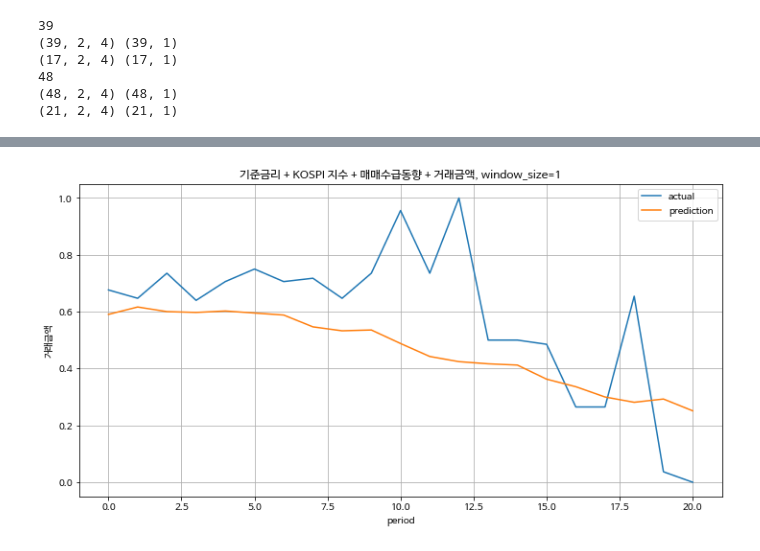
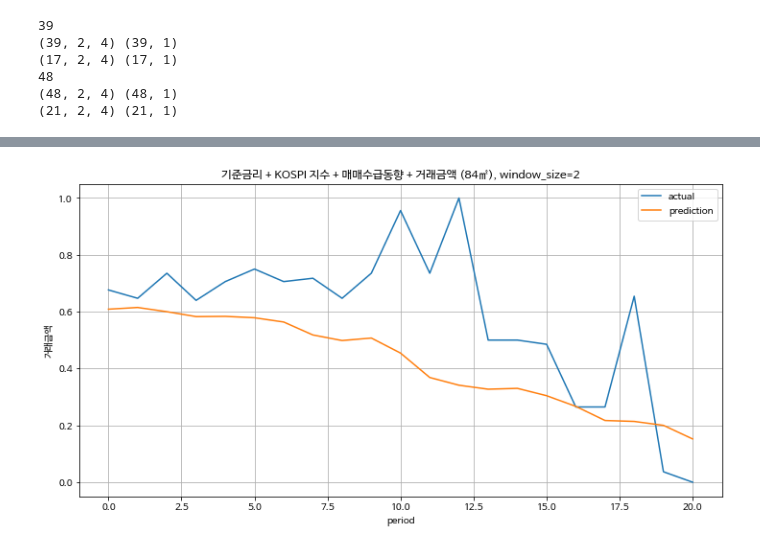
Before and after one commit to fedor44/real_estate_lstm, a Jupyter notebook: Untitled31.ipynb, the cells around one changed output, grey strips where cells are left out. Drawn from its saved outputs; the diff is of its cells as text; code cells hidden in the pictures.

```diff
--- a/Untitled31.ipynb
+++ b/Untitled31.ipynb
@@ -286,9 +268,9 @@ fc-cache: succeeded
 # %%
-# 예측 vs real 비교 시각화
+# actual vs prediction 비교 시각화
 pred84 = model84.predict(x_test84)
 
 plt.figure(figsize=(12, 6))
-plt.title('기준금리 + KOSPI 지수 + 매매수급동향 + 거래금액, window_size=1')
+plt.title('기준금리 + KOSPI 지수 + 매매수급동향 + 거래금액 (84㎡), window_size=2')
 plt.ylabel('거래금액')
 plt.xlabel('period')
 plt.plot(y_test84, label='actual')
@@ -302,4 +284,4 @@ plt.show()
-[figure, old version]
+[figure, new version]
 # %%
 # MAPE 값 산출 (계산에 사용되는 변수에 0 이 존재하여 inf 발생 -> 사용할 수 없음)
 # print(np.sum(abs(y_test59 - pred59) / y_test59) / len(x_test59))
```
Also changed, not shown: parts of 7 cells of this notebook.
